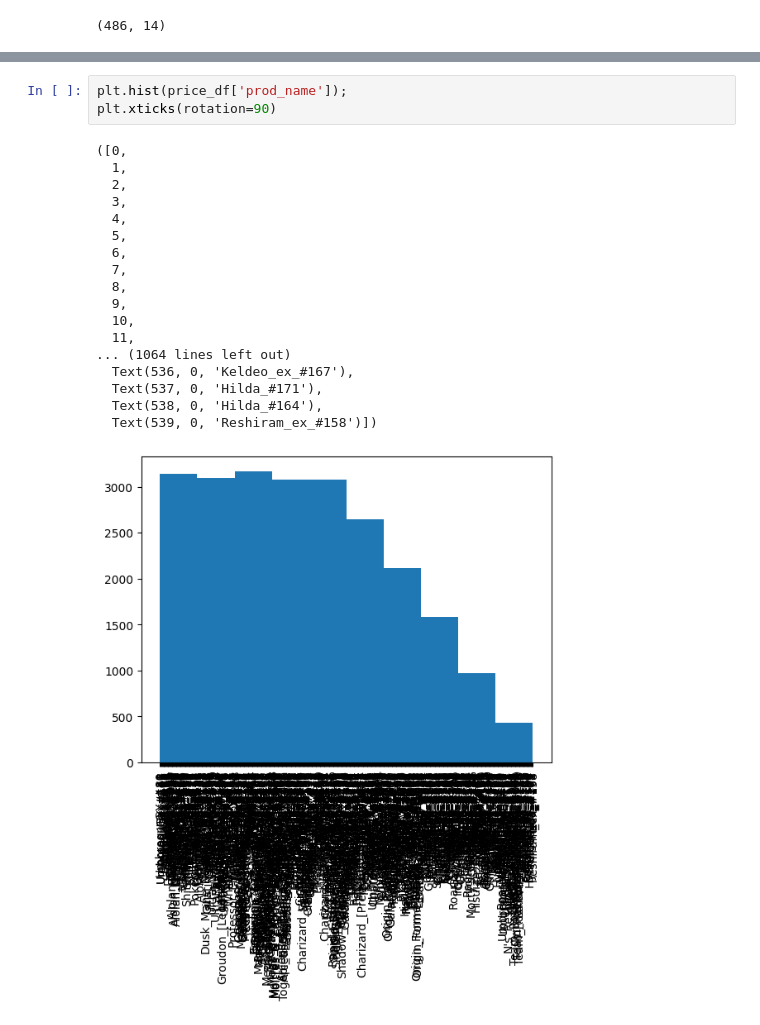
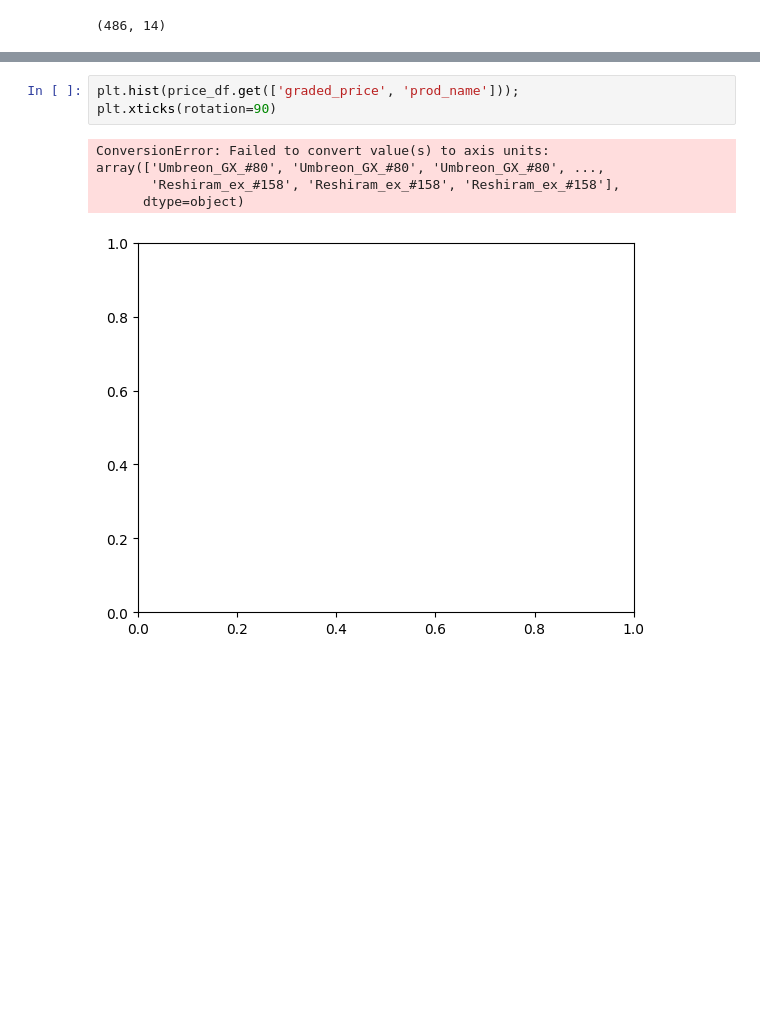
Before and after one commit to nicholaspfeil/PokemonPredictor_A_Nicholas_and_Dominic_Production, a Jupyter notebook: Pokemon_Predictor.ipynb, the cells around one changed output, grey strips where cells are left out. Cells and saved outputs as stored; diff of their text form; blank space fills up the shorter version.

```diff
--- a/Pokemon_Predictor.ipynb
+++ b/Pokemon_Predictor.ipynb
@@ -124,27 +158,13 @@ dtype: int64
 | graded_sales_total | 0 |
 dtype: int64
 # %%
-plt.hist(price_df['prod_name']);
+plt.hist(price_df.get(['graded_price', 'prod_name']));
 plt.xticks(rotation=90)
 # %% [output]
-([0,
-  1,
-  2,
-  3,
-  4,
-  5,
-  6,
-  7,
-  8,
-  9,
-  10,
-  11,
-... (1064 lines left out)
-  Text(536, 0, 'Keldeo_ex_#167'),
-  Text(537, 0, 'Hilda_#171'),
-  Text(538, 0, 'Hilda_#164'),
-  Text(539, 0, 'Reshiram_ex_#158')])
+ConversionError: Failed to convert value(s) to axis units: array(['Umbreon_GX_#80', 'Umbreon_GX_#80', 'Umbreon_GX_#80', ...,
+       'Reshiram_ex_#158', 'Reshiram_ex_#158', 'Reshiram_ex_#158'],
+      dtype=object)
-[figure, old version]
+[figure, new version]
 # %%
 # Pull real Pokemon card catalog data from pokemontcg.io — no API key needed.
 # Run this directly in Colab. This gives you real card metadata + images,
```
Also changed, not shown: parts of 6 cells of this notebook.
